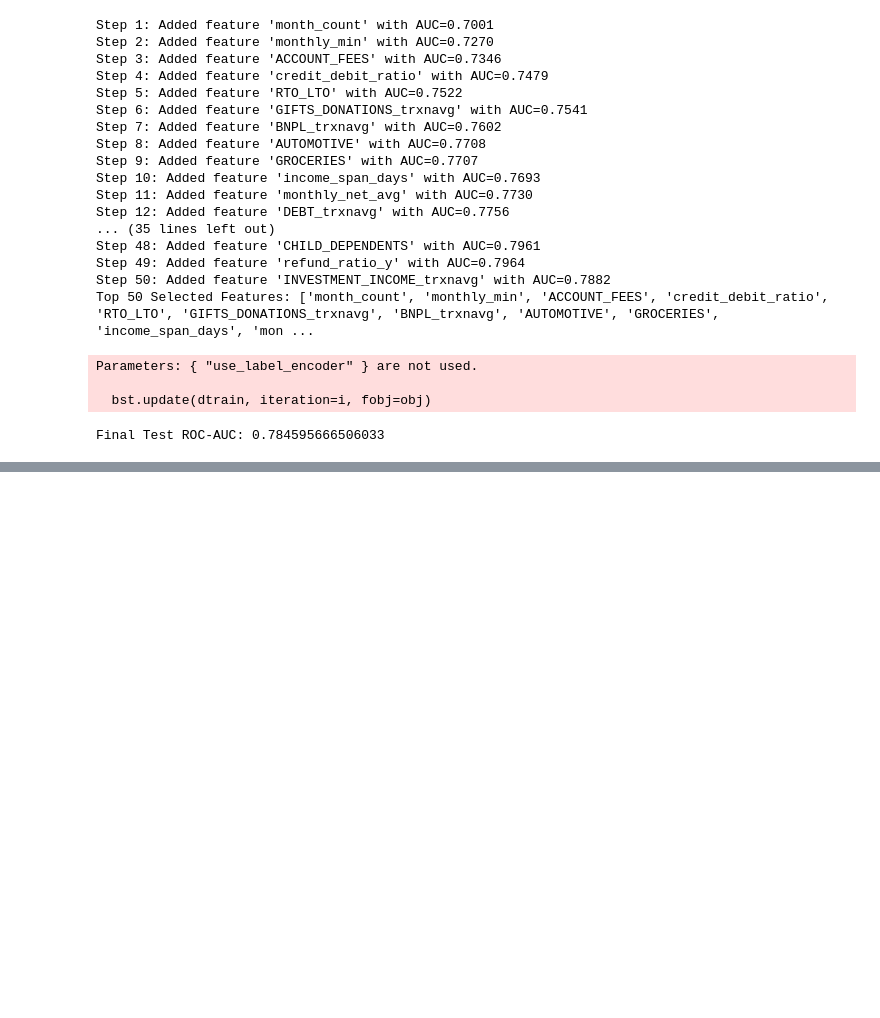
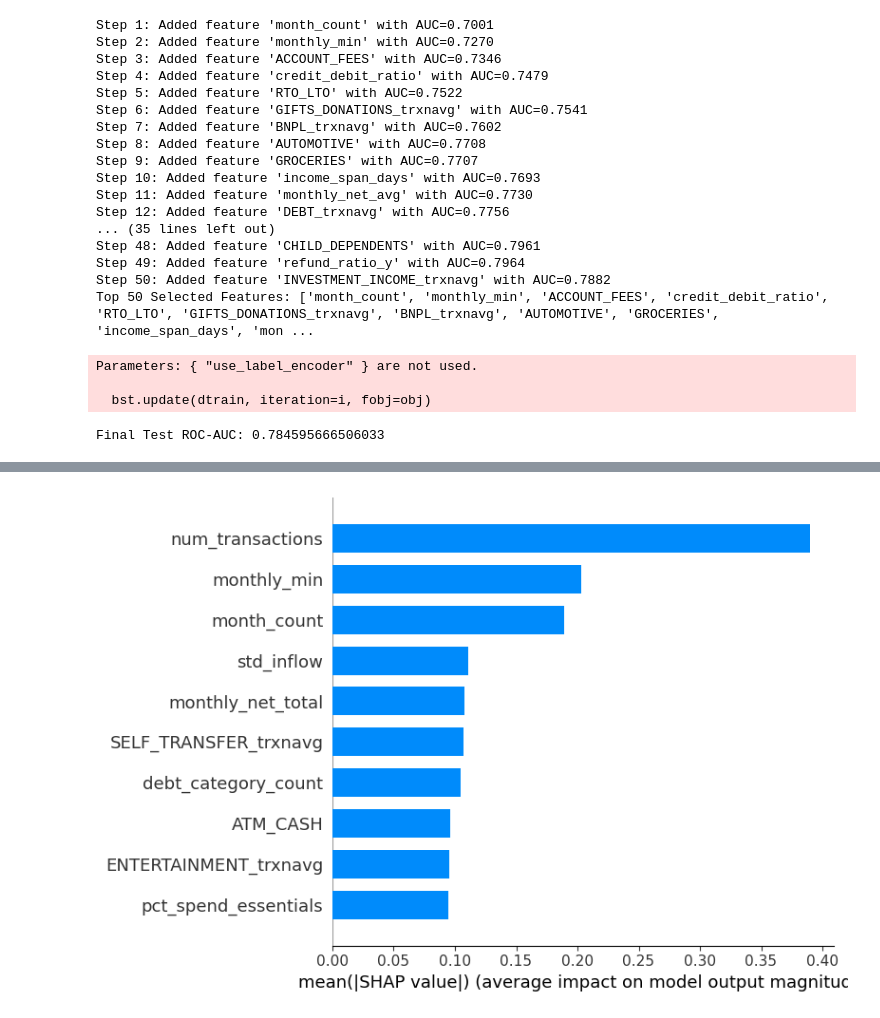
Before and after one commit to elliekwang/DSC180A_B01_2, a Jupyter notebook: Winter_2026/ellie_w7.ipynb, the cells around one changed output, grey strips where cells are left out. Drawn from its saved outputs; the diff is of its cells as text; code cells hidden in the pictures; blank space fills up the shorter version.

```diff
--- a/Winter_2026/ellie_w7.ipynb
+++ b/Winter_2026/ellie_w7.ipynb
@@ -2503,0 +2936,4 @@ Final Test ROC-AUC: 0.784595666506033
+# %%
+shap.summary_plot(xgb_shap, X_test_50_imp, plot_type="bar", max_display=10)
+# %% [output]
+[figure, added]
```
Also changed, not shown: parts of 19 cells of this notebook.
